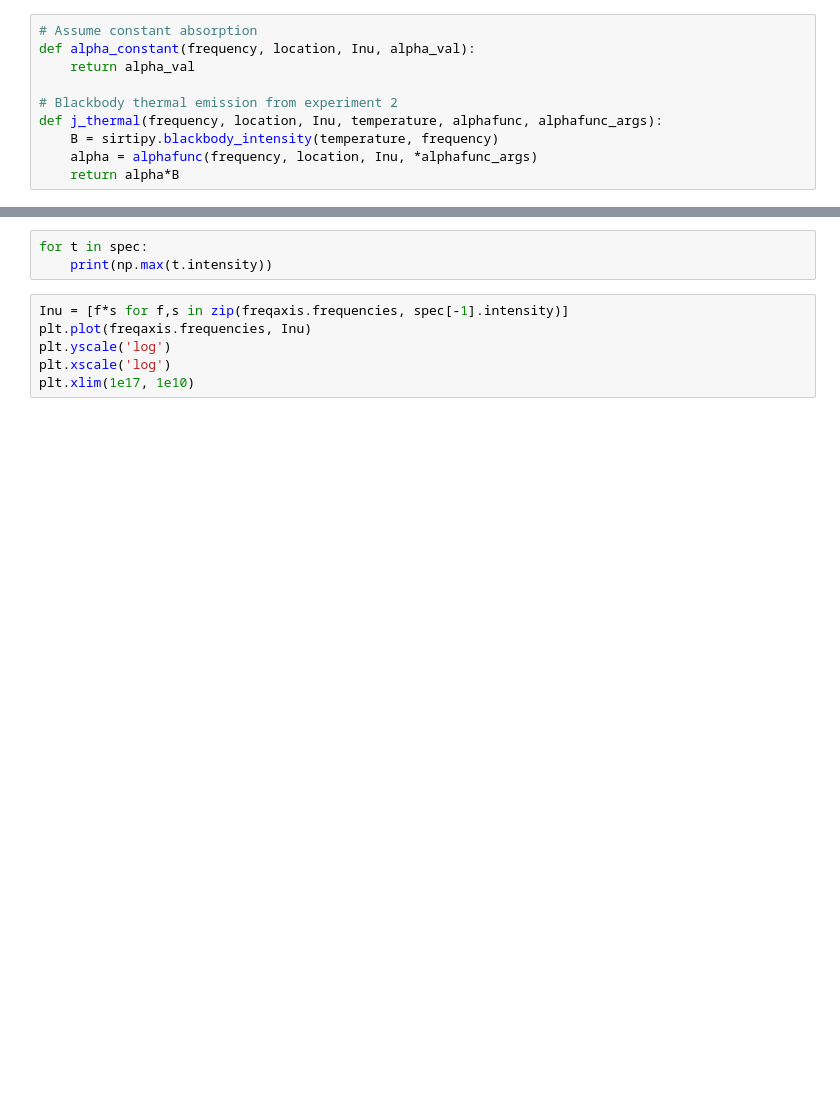
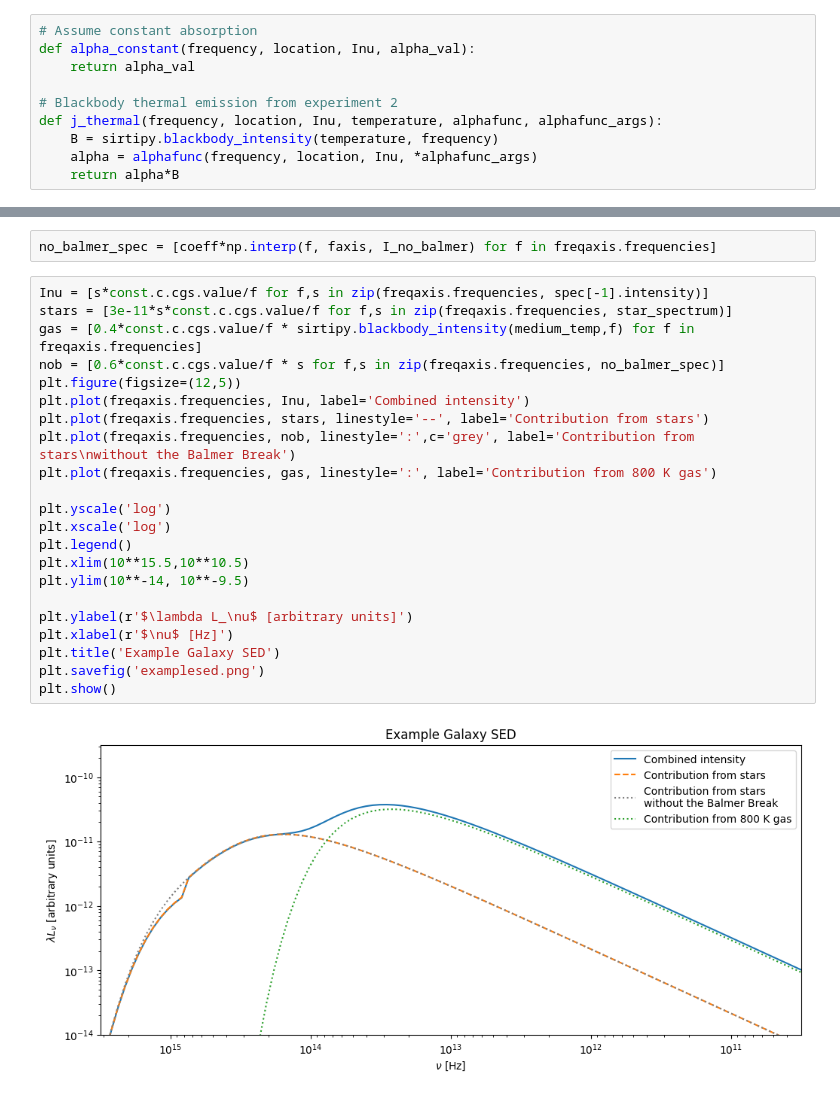
Before and after one commit to pgwart/ay640project, a Jupyter notebook: project.ipynb, the cells around one changed output, grey strips where cells are left out. Cells and saved outputs as stored; diff of their text form; blank space fills up the shorter version.

```diff
--- a/project.ipynb
+++ b/project.ipynb
@@ -57,9 +68,26 @@ plt.xscale('log')
-# %%
-for t in spec:
-    print(np.max(t.intensity))
+# %%
+no_balmer_spec = [coeff*np.interp(f, faxis, I_no_balmer) for f in freqaxis.frequencies]
 # %%
-Inu = [f*s for f,s in zip(freqaxis.frequencies, spec[-1].intensity)]
-plt.plot(freqaxis.frequencies, Inu)
+Inu = [s*const.c.cgs.value/f for f,s in zip(freqaxis.frequencies, spec[-1].intensity)]
+stars = [3e-11*s*const.c.cgs.value/f for f,s in zip(freqaxis.frequencies, star_spectrum)]
+gas = [0.4*const.c.cgs.value/f * sirtipy.blackbody_intensity(medium_temp,f) for f in freqaxis.frequencies]
+nob = [0.6*const.c.cgs.value/f * s for f,s in zip(freqaxis.frequencies, no_balmer_spec)]
+plt.figure(figsize=(12,5))
+plt.plot(freqaxis.frequencies, Inu, label='Combined intensity')
+plt.plot(freqaxis.frequencies, stars, linestyle='--', label='Contribution from stars')
+plt.plot(freqaxis.frequencies, nob, linestyle=':',c='grey', label='Contribution from stars\nwithout the Balmer Break')
+plt.plot(freqaxis.frequencies, gas, linestyle=':', label='Contribution from 800 K gas')
+
 plt.yscale('log')
 plt.xscale('log')
-plt.xlim(1e17, 1e10)
+plt.legend()
+plt.xlim(10**15.5,10**10.5)
+plt.ylim(10**-14, 10**-9.5)
+
+plt.ylabel(r'$\lambda L_\nu$ [arbitrary units]')
+plt.xlabel(r'$\nu$ [Hz]')
+plt.title('Example Galaxy SED')
+plt.savefig('examplesed.png')
+plt.show()
+# %% [output]
+[figure, added]
```
Also changed, not shown: parts of 8 cells of this notebook, 6 other files.
